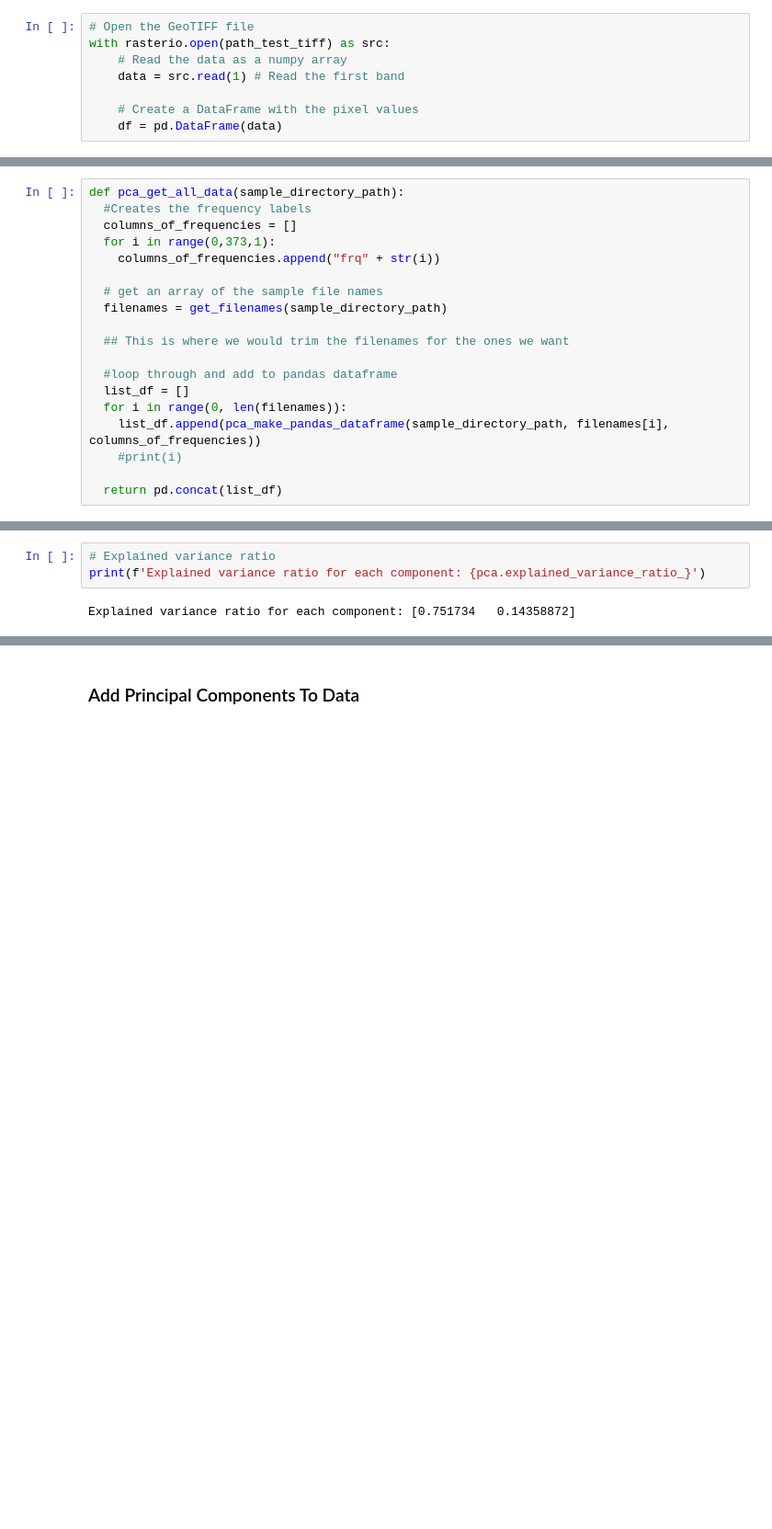
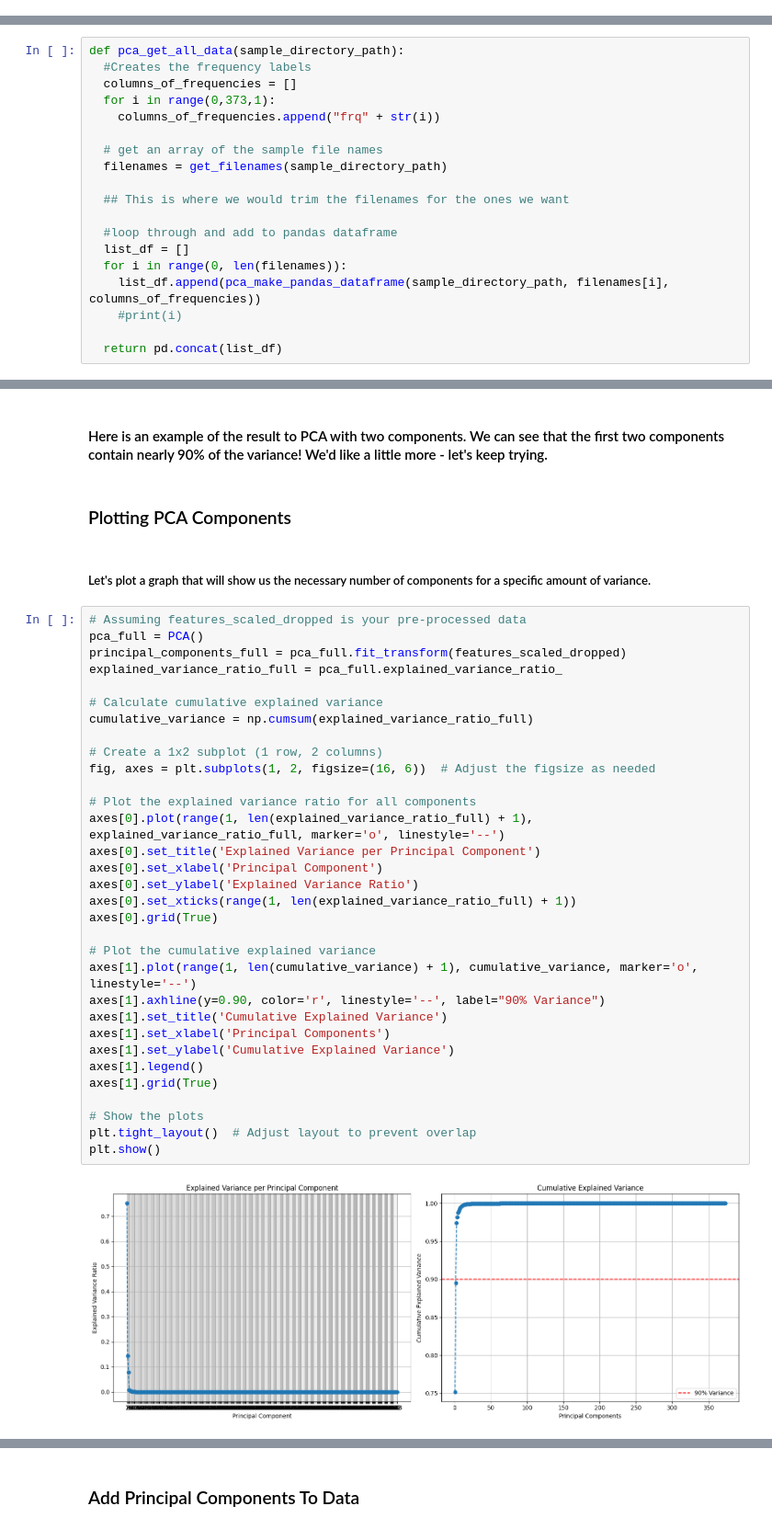
Before and after one commit to sameerkhansf/BioSoundSCape_SSU_Computer_Science, a Jupyter notebook: Land_Classification_2D/Landcover_Classification.ipynb, the cells around one changed output, grey strips where cells are left out. Shown at 92% size. Drawn from its saved outputs; the diff is of its cells as text; blank space fills up the shorter version.

```diff
--- a/Land_Classification_2D/Landcover_Classification.ipynb
+++ b/Land_Classification_2D/Landcover_Classification.ipynb
@@ -93,8 +106,0 @@ EPSG:32734
-# %%
-# Open the GeoTIFF file
-with rasterio.open(path_test_tiff) as src:
-    # Read the data as a numpy array
-    data = src.read(1) # Read the first band
-
-    # Create a DataFrame with the pixel values
-    df = pd.DataFrame(data)
@@ -435,5 +360,40 @@ plt.show()
-# %%
-# Explained variance ratio
-print(f'Explained variance ratio for each component: {pca.explained_variance_ratio_}')
-# %% [output]
-Explained variance ratio for each component: [0.751734   0.14358872]
+# %% [markdown]
+#### Here is an example of the result to PCA with two components. We can see that the first two components contain nearly 90% of the variance! We'd like a little more - let's keep trying.
+# %% [markdown]
+### Plotting PCA Components
+# %% [markdown]
+##### Let's plot a graph that will show us the necessary number of components for a specific amount of variance.
+# %%
+# Assuming features_scaled_dropped is your pre-processed data
+pca_full = PCA()
+principal_components_full = pca_full.fit_transform(features_scaled_dropped)
+explained_variance_ratio_full = pca_full.explained_variance_ratio_
+
+# Calculate cumulative explained variance
+cumulative_variance = np.cumsum(explained_variance_ratio_full)
+
+# Create a 1x2 subplot (1 row, 2 columns)
+fig, axes = plt.subplots(1, 2, figsize=(16, 6))  # Adjust the figsize as needed
+
+# Plot the explained variance ratio for all components
+axes[0].plot(range(1, len(explained_variance_ratio_full) + 1), explained_variance_ratio_full, marker='o', linestyle='--')
+axes[0].set_title('Explained Variance per Principal Component')
+axes[0].set_xlabel('Principal Component')
+axes[0].set_ylabel('Explained Variance Ratio')
+axes[0].set_xticks(range(1, len(explained_variance_ratio_full) + 1))
+axes[0].grid(True)
+
+# Plot the cumulative explained variance
+axes[1].plot(range(1, len(cumulative_variance) + 1), cumulative_variance, marker='o', linestyle='--')
+axes[1].axhline(y=0.90, color='r', linestyle='--', label="90% Variance")
+axes[1].set_title('Cumulative Explained Variance')
+axes[1].set_xlabel('Principal Components')
+axes[1].set_ylabel('Cumulative Explained Variance')
+axes[1].legend()
+axes[1].grid(True)
+
+# Show the plots
+plt.tight_layout()  # Adjust layout to prevent overlap
+plt.show()
+# %% [output]
+[figure, added]
```
Also changed, not shown: parts of 150 cells of this notebook.
